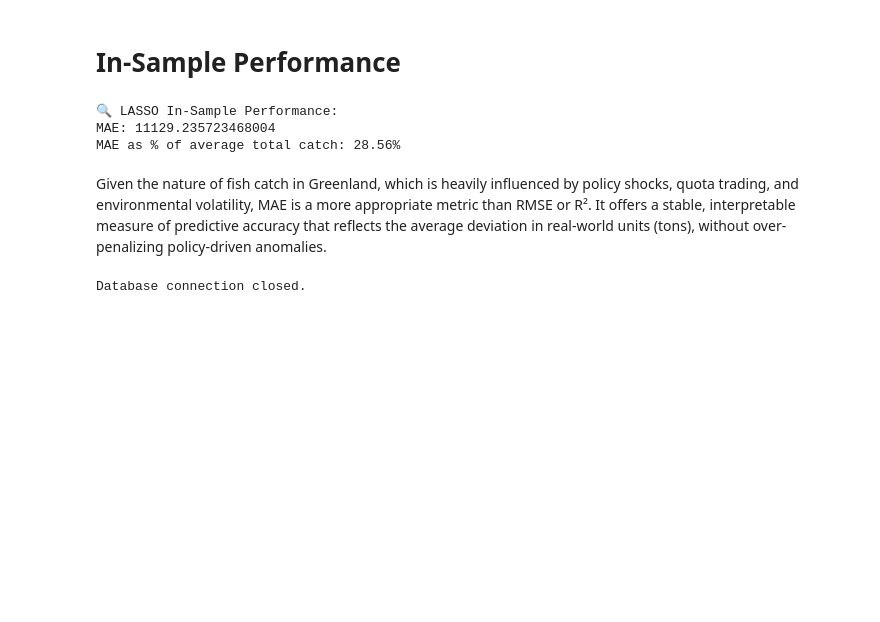
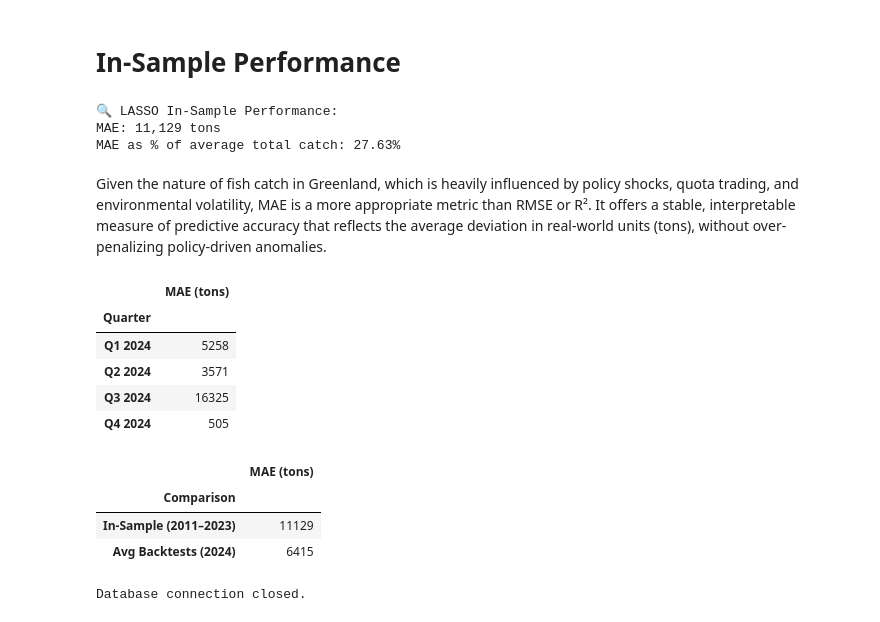
Before and after one commit to ccspen21/greenland-fishery-nowcast-2025, a Jupyter notebook: model_fitting_diagnostics.ipynb, the cells around one changed output. Cells and saved outputs as stored; diff of their text form; code cells hidden in the pictures; blank space fills up the shorter version.

```diff
--- a/model_fitting_diagnostics.ipynb
+++ b/model_fitting_diagnostics.ipynb
@@ -713,18 +710,60 @@ import numpy as np
 y_pred_lasso_train = lasso_pipeline_q1.predict(X_train_q1)
 
 # ✅ LASSO metrics
+mae = mean_absolute_error(y_train_q1, y_pred_lasso_train)
 print("🔍 LASSO In-Sample Performance:")
-print("MAE:", mean_absolute_error(y_train_q1, y_pred_lasso_train))
+print(f"MAE: {mae:,.0f} tons")
 
-mean_total_catch = df_clean["Total_Catch"].mean()
-mae_percent = (11095 / mean_total_catch) * 100
+# ✅ MAE as % of average total catch in training set
+mean_catch = y_train_q1.mean()
+mae_percent = (mae / mean_catch) * 100
 print(f"MAE as % of average total catch: {mae_percent:.2f}%")
 # %% [output]
 🔍 LASSO In-Sample Performance:
-MAE: 11129.235723468004
-MAE as % of average total catch: 28.56%
+MAE: 11,129 tons
+MAE as % of average total catch: 27.63%
 # %% [markdown]
 Given the nature of fish catch in Greenland, which is heavily influenced by policy shocks, quota trading, and environmental volatility, MAE is a more appropriate metric than RMSE or R². It offers a stable, interpretable measure of predictive accuracy that reflects the average deviation in real-world units (tons), without over-penalizing policy-driven anomalies.
+# %%
+import pandas as pd
+
+# Table 1: Individual quarterly MAEs and average for 2024
+mae_quarters_2024 = pd.DataFrame({
+    "Quarter": ["Q1 2024", "Q2 2024", "Q3 2024", "Q4 2024"],
+    "MAE (tons)": [
+        round(mae_q1_lasso),
+        round(mae_q2_lasso),
+        round(mae_q3_lasso),
+        round(mae_q4_lasso)
+    ]
+})
+
+
+# Combine and display
+mae_table_2024 = pd.concat([mae_quarters_2024], ignore_index=True)
+display(mae_table_2024.set_index("Quarter"))
+
+# Table 2: Compare average backtest MAE vs. in-sample MAE
+mae_comparison = pd.DataFrame({
+    "Comparison": ["In-Sample (2011–2023)", "Avg Backtests (2024)"],
+    "MAE (tons)": [
+        round(mae),
+        round(avg_mae_lasso)
+    ]
+})
+
+display(mae_comparison.set_index("Comparison"))
+# %% [output]
+|  | MAE (tons) |
+| Quarter |  |
+| Q1 2024 | 5258 |
+| Q2 2024 | 3571 |
+| Q3 2024 | 16325 |
+| Q4 2024 | 505 |
+|  | MAE (tons) |
+| Comparison |  |
+| In-Sample (2011–2023) | 11129 |
+| Avg Backtests (2024) | 6415 |
 # %%
 # Close the database connection
 try:
```
Also changed, not shown: parts of 7 cells of this notebook.
